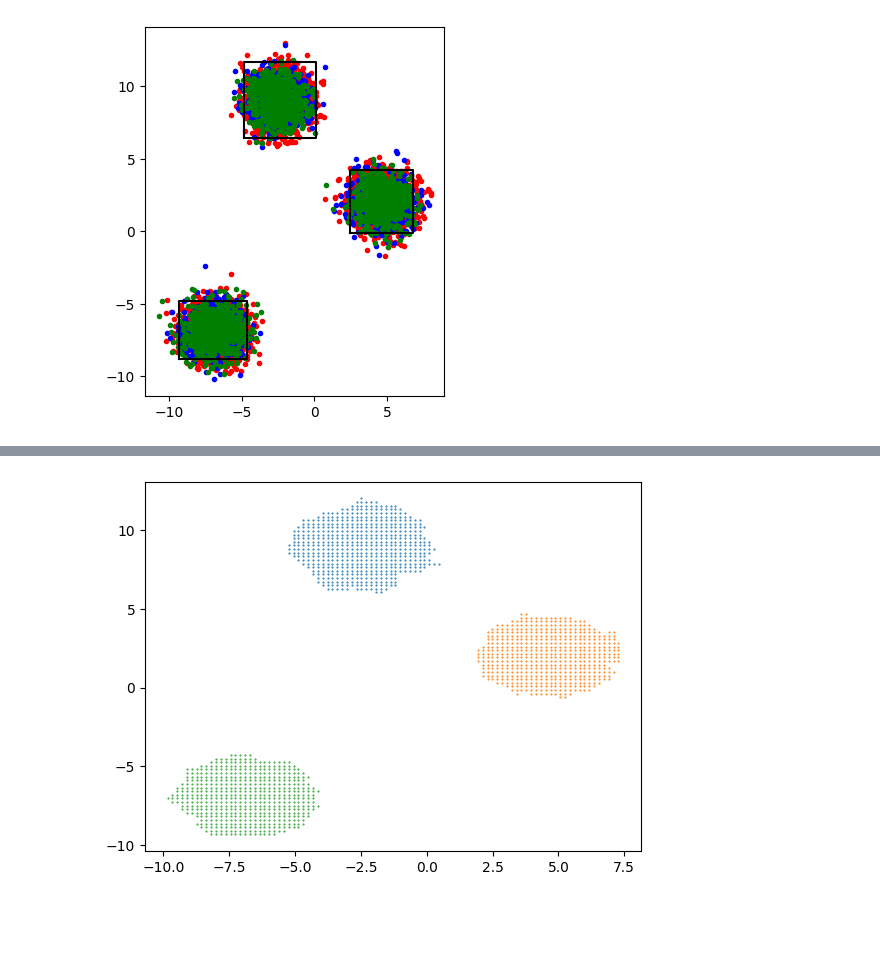
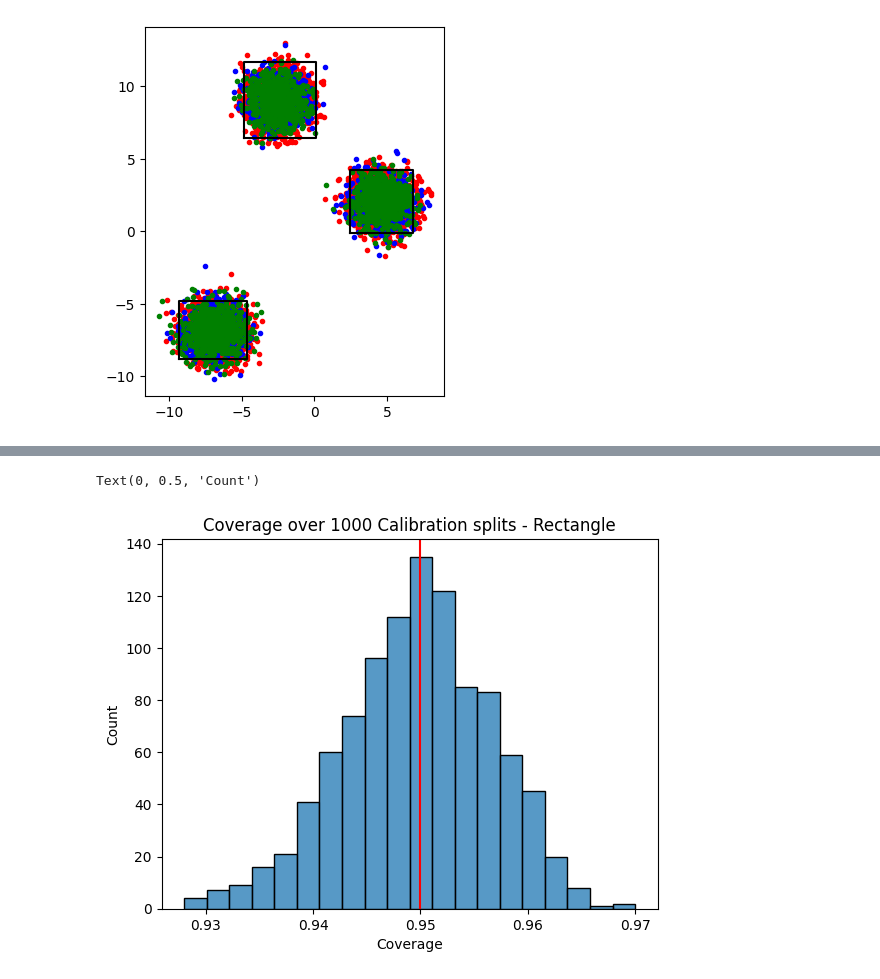
Before and after one commit to nandantumu/conformal_region_designer, a Jupyter notebook: notebooks/parametric-conformal-rectangle.ipynb, the cells around one changed output, grey strips where cells are left out. Drawn from its saved outputs; the diff is of its cells as text; code cells hidden in the pictures; blank space fills up the shorter version.

```diff
--- a/notebooks/parametric-conformal-rectangle.ipynb
+++ b/notebooks/parametric-conformal-rectangle.ipynb
@@ -17,6 +17,7 @@ Z_cal = dataset[0][
     + int(total_samples * r_cal)
 ]
 Z_test = dataset[0][int(total_samples * r_train) + int(total_samples * r_cal) :]
+Z_eval = dataset[0][int(total_samples * r_train):]
 # %%
 plt.scatter(Z_train[:, 0], Z_train[:, 1], color="red", marker="o", label="train")
 plt.scatter(Z_cal[:, 0], Z_cal[:, 1], color="blue", marker="o", label="cal")
@@ -83,6 +82,27 @@ print(target_quantile)
-# %%
-clusters = pcr.clusters
-for cluster in clusters:
-    plt.scatter(cluster[:, 0], cluster[:, 1], s=1, marker=".")
-# %% [output]
-[figure, removed]
+# %%
+# We need to do one hundred different splits of the data into calibration and test sets, to get a good estimate of the coverage.
+# We will use the same training set for all splits.
+from sklearn.model_selection import ShuffleSplit
+from tqdm.autonotebook import tqdm
+rs = ShuffleSplit(n_splits=1000, test_size=0.5, random_state=42)
+rs.get_n_splits(Z_eval)
+coverages = []
+with tqdm(total=rs.get_n_splits(Z_eval)) as pbar:
+    for cal_index, test_index in rs.split(Z_eval):
+        Z_cal = Z_eval[cal_index]
+        Z_test = Z_eval[test_index]
+        pcr.conformalize(Z_cal)
+        scores = pcr.calculate_scores(Z_test)
+        coverage = np.sum(scores < 0) / len(scores)
+        coverages.append(coverage)
+        pbar.update(1)
+        pbar.set_description(f"Coverage: {coverage}")
+# %%
+sns.histplot(coverages, bins=20)
+plt.axvline(x=DELTA, color="red")
+plt.title("Coverage over 1000 Calibration splits - Rectangle")
+plt.xlabel("Coverage")
+plt.ylabel("Count")
+# %% [output]
+Text(0, 0.5, 'Count')
+[figure, added]
```
Also changed, not shown: parts of 3 cells of this notebook, 7 other files.
